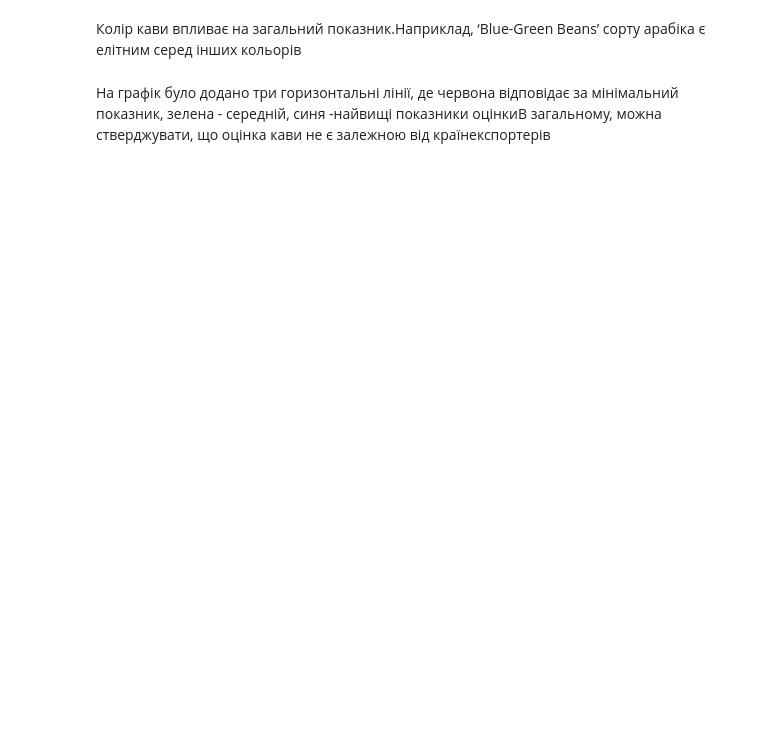
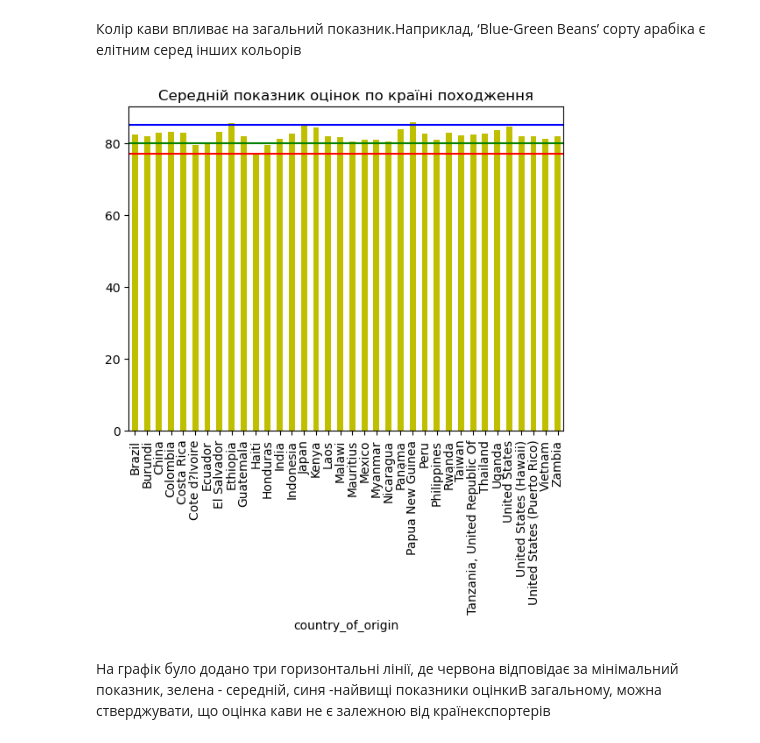
Before and after one commit to LiliiaGapon/Homework, a Jupyter notebook: HW_8.ipynb, the cells around one changed output. Saved outputs shown, nothing was run; the diff lists cells and outputs as text; code cells hidden in the pictures; blank space fills up the shorter version.

```diff
--- a/HW_8.ipynb
+++ b/HW_8.ipynb
@@ -57,14 +133,16 @@ plt.show()
 інших кольорів
 # %%
 # Чи впливає країна походження на якість кави?
-table= pandas.pivot_table(data,index=['country_of_origin'],values=['total_cup_points'],aggfunc=numpy.mean)
+table= pd.pivot_table(data,index=['country_of_origin'],values=['total_cup_points'],aggfunc=numpy.mean)
 sort_table=table.reindex(table.sort_values(by='total_cup_points', ascending=False).index)
 tab = table.plot(kind='bar',color='y',legend=False)
 plt.axhline(y=80, c="green", label="y=0")
 plt.axhline(y=85, c="blue", label="y=0")
 plt.axhline(y=77, c="red", label="y=0")
 tab.set_title('Середній показник оцінок по країні походження')
 plt.show()
+# %% [output]
+[figure, added]
 # %% [markdown]
 На графік було додано три горизонтальні лінії, де червона відповідає за
 мінімальний показник, зелена - середній, синя -найвищі показники оцінкиВ
```
Also changed, not shown: parts of 10 cells of this notebook.
